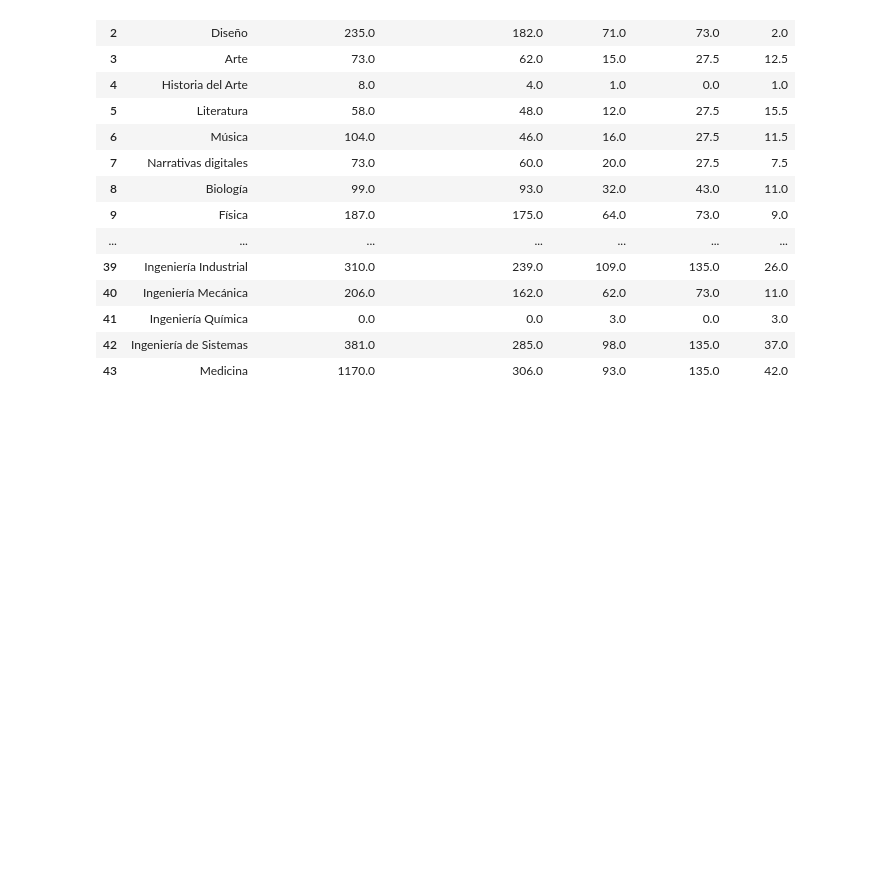
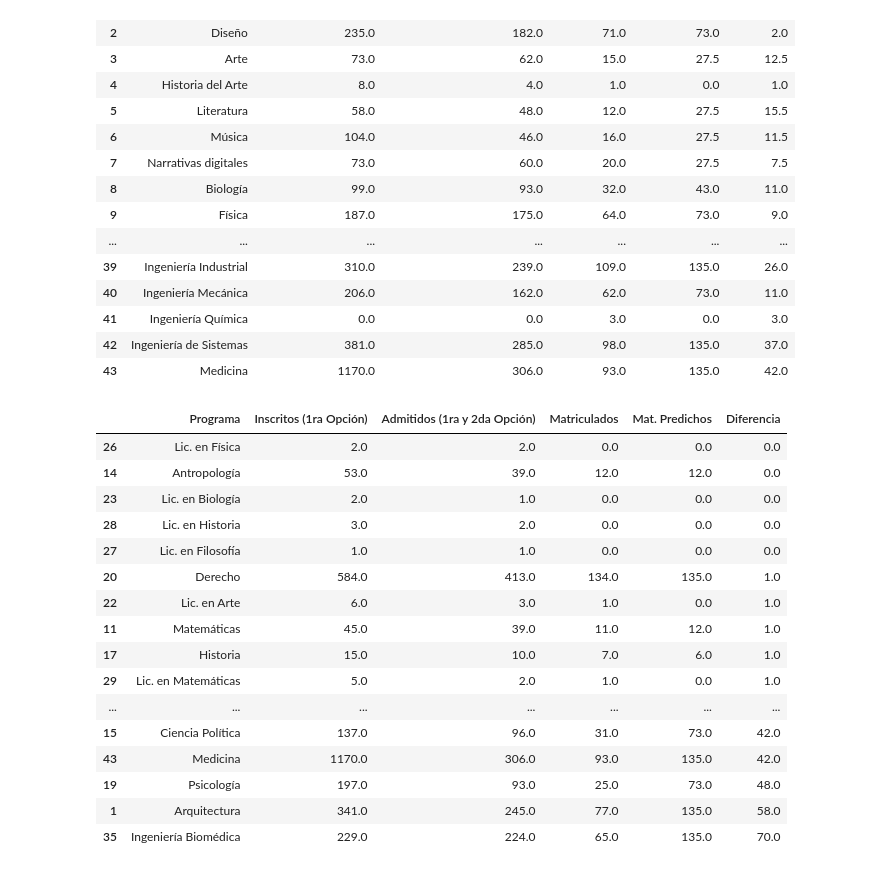
Before and after one commit to JohnMasterR/DC-P3, a Jupyter notebook: P3_Tree_Reg_Matriculas.ipynb, the cells around one changed output. Cells and saved outputs as stored; diff of their text form; code cells hidden in the pictures; blank space fills up the shorter version.

```diff
--- a/P3_Tree_Reg_Matriculas.ipynb
+++ b/P3_Tree_Reg_Matriculas.ipynb
@@ -335,3 +335,23 @@ Comparacion
 | 41 | Ingeniería Química | 0.0 | 0.0 | 3.0 | 0.0 | 3.0 |
 | 42 | Ingeniería de Sistemas | 381.0 | 285.0 | 98.0 | 135.0 | 37.0 |
 | 43 | Medicina | 1170.0 | 306.0 | 93.0 | 135.0 | 42.0 |
+# %%
+Comparacion.sort_values(by=['Diferencia'])
+# %% [output]
+|  | Programa | Inscritos (1ra Opción) | Admitidos (1ra y 2da Opción) | Matriculados | Mat. Predichos | Diferencia |
+| 26 | Lic. en Física | 2.0 | 2.0 | 0.0 | 0.0 | 0.0 |
+| 14 | Antropología | 53.0 | 39.0 | 12.0 | 12.0 | 0.0 |
+| 23 | Lic. en Biología | 2.0 | 1.0 | 0.0 | 0.0 | 0.0 |
+| 28 | Lic. en Historia | 3.0 | 2.0 | 0.0 | 0.0 | 0.0 |
+| 27 | Lic. en Filosofía | 1.0 | 1.0 | 0.0 | 0.0 | 0.0 |
+| 20 | Derecho | 584.0 | 413.0 | 134.0 | 135.0 | 1.0 |
+| 22 | Lic. en Arte | 6.0 | 3.0 | 1.0 | 0.0 | 1.0 |
+| 11 | Matemáticas | 45.0 | 39.0 | 11.0 | 12.0 | 1.0 |
+| 17 | Historia | 15.0 | 10.0 | 7.0 | 6.0 | 1.0 |
+| 29 | Lic. en Matemáticas | 5.0 | 2.0 | 1.0 | 0.0 | 1.0 |
+| ... | ... | ... | ... | ... | ... | ... |
+| 15 | Ciencia Política | 137.0 | 96.0 | 31.0 | 73.0 | 42.0 |
+| 43 | Medicina | 1170.0 | 306.0 | 93.0 | 135.0 | 42.0 |
+| 19 | Psicología | 197.0 | 93.0 | 25.0 | 73.0 | 48.0 |
+| 1 | Arquitectura | 341.0 | 245.0 | 77.0 | 135.0 | 58.0 |
+| 35 | Ingeniería Biomédica | 229.0 | 224.0 | 65.0 | 135.0 | 70.0 |
```
Also changed, not shown: parts of 2 cells of this notebook, 1 other file.
